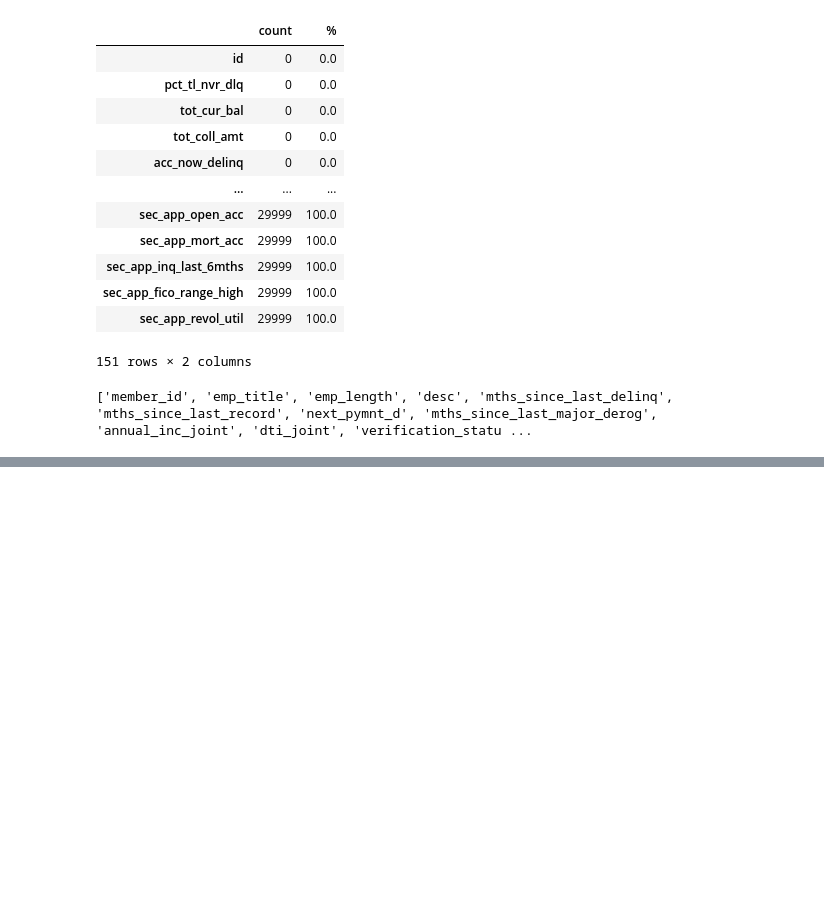
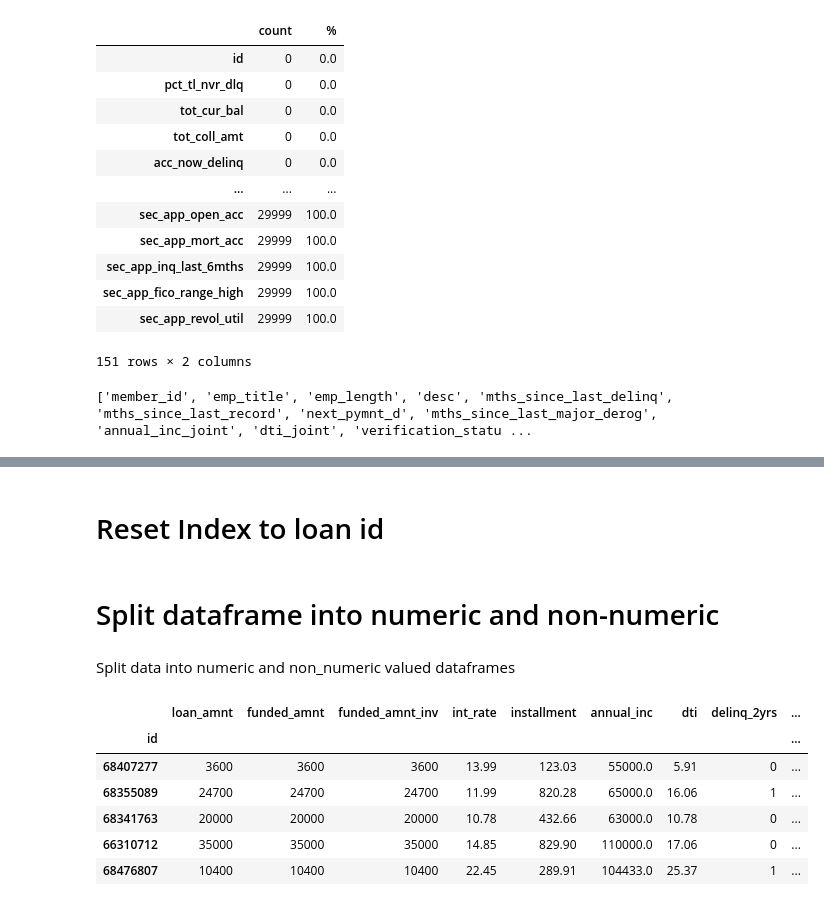
Before and after one commit to jjobes90/Loan-Approval, a Jupyter notebook: Second_Capstone_Data_Cleaning.ipynb, the cells around one changed output, grey strips where cells are left out. Saved outputs shown, nothing was run; the diff lists cells and outputs as text; code cells hidden in the pictures; blank space fills up the shorter version.

```diff
--- a/Second_Capstone_Data_Cleaning.ipynb
+++ b/Second_Capstone_Data_Cleaning.ipynb
@@ -247,0 +60,2 @@ new_data['title'][0]
+# %% [markdown]
+# Reset Index to loan id
@@ -247,0 +66,4 @@ new_data['title'][0]
+# %% [markdown]
+# Split dataframe into numeric and non-numeric
+# %% [markdown]
+Split data into numeric and non_numeric valued dataframes
@@ -247,0 +79,10 @@ new_data['title'][0]
+# %%
+numeric_df.head()
+# %% [output]
+|  | loan_amnt | funded_amnt | funded_amnt_inv | int_rate | installment | annual_inc | dti | delinq_2yrs | ... |
+| id |  |  |  |  |  |  |  |  | ... |
+| 68407277 | 3600 | 3600 | 3600 | 13.99 | 123.03 | 55000.0 | 5.91 | 0 | ... |
+| 68355089 | 24700 | 24700 | 24700 | 11.99 | 820.28 | 65000.0 | 16.06 | 1 | ... |
+| 68341763 | 20000 | 20000 | 20000 | 10.78 | 432.66 | 63000.0 | 10.78 | 0 | ... |
+| 66310712 | 35000 | 35000 | 35000 | 14.85 | 829.90 | 110000.0 | 17.06 | 0 | ... |
+| 68476807 | 10400 | 10400 | 10400 | 22.45 | 289.91 | 104433.0 | 25.37 | 1 | ... |
```
Also changed, not shown: parts of 63 cells of this notebook.
